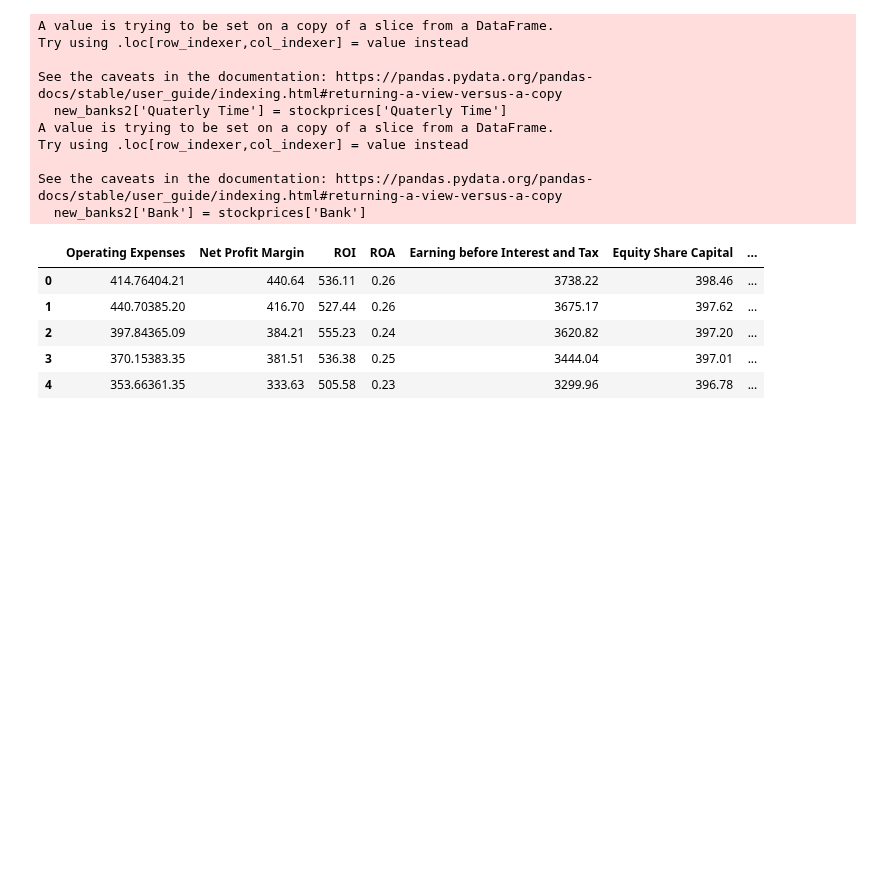
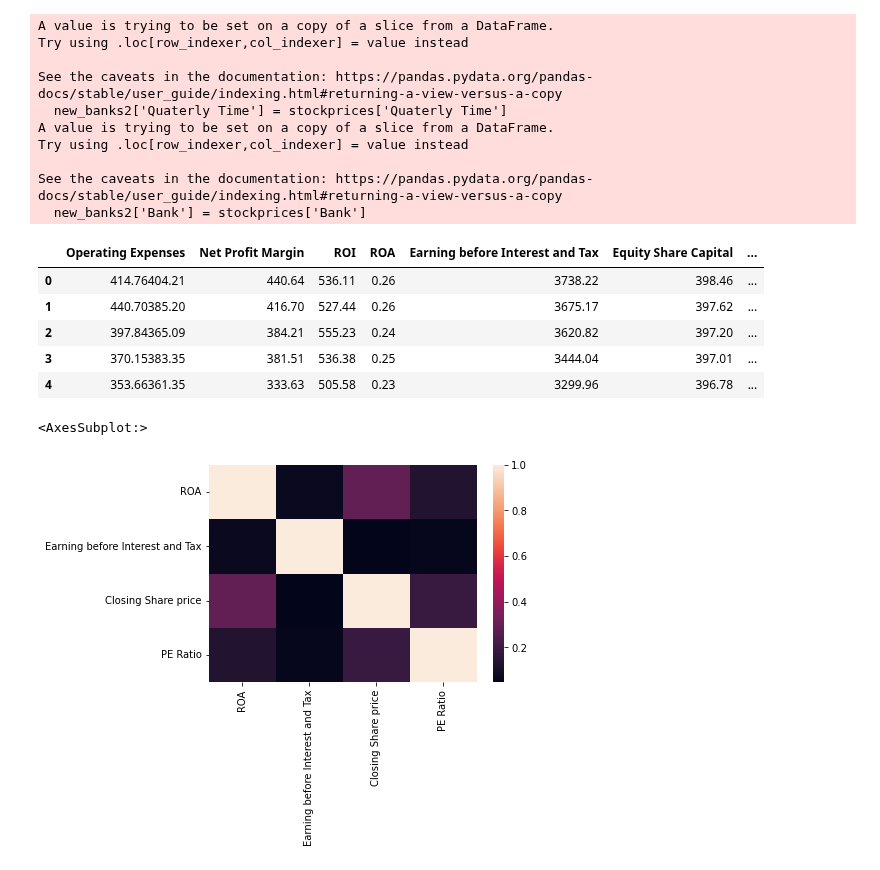
Before and after one commit to PranavChandra20/MLSL1, a Jupyter notebook: MLSL1-Updated.ipynb, the cells around one changed output. Cells and saved outputs as stored; diff of their text form; code cells hidden in the pictures; blank space fills up the shorter version.

```diff
--- a/MLSL1-Updated.ipynb
+++ b/MLSL1-Updated.ipynb
@@ -151,0 +154,5 @@ new_banks2.head()
+# %%
+sns.heatmap(new_banks2.corr())
+# %% [output]
+<AxesSubplot:>
+[figure, added]
```
Also changed, not shown: parts of 1 cell of this notebook.
